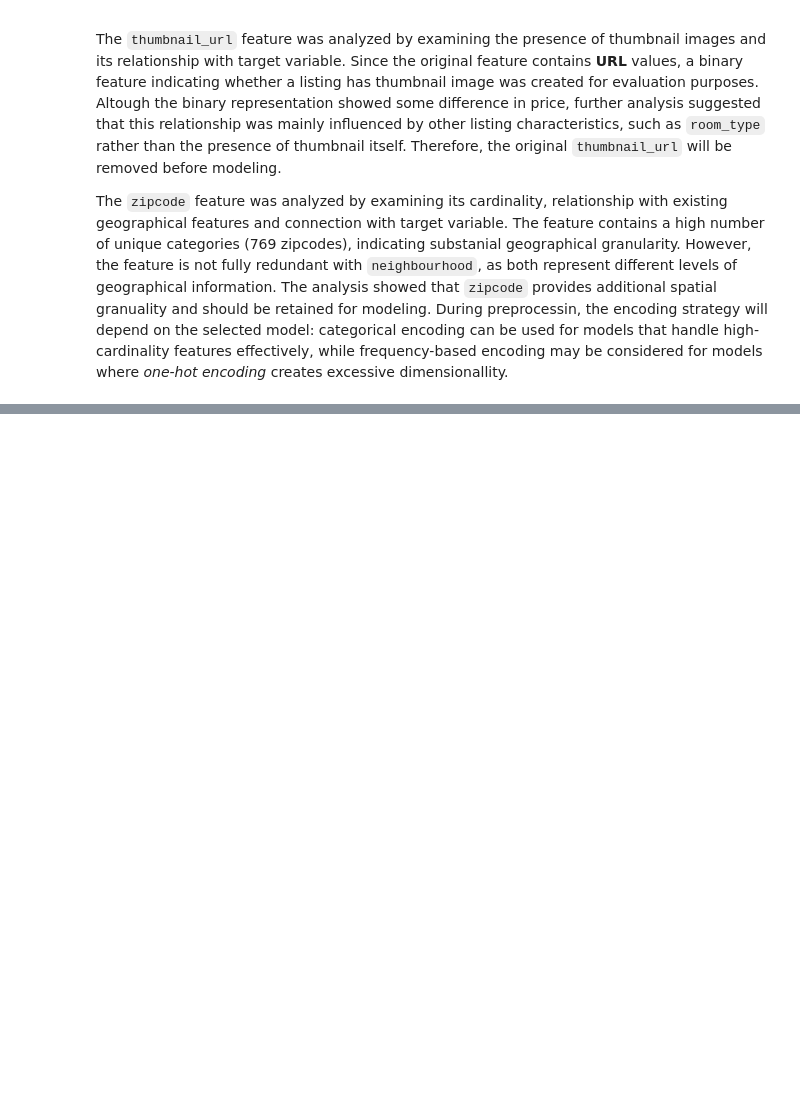
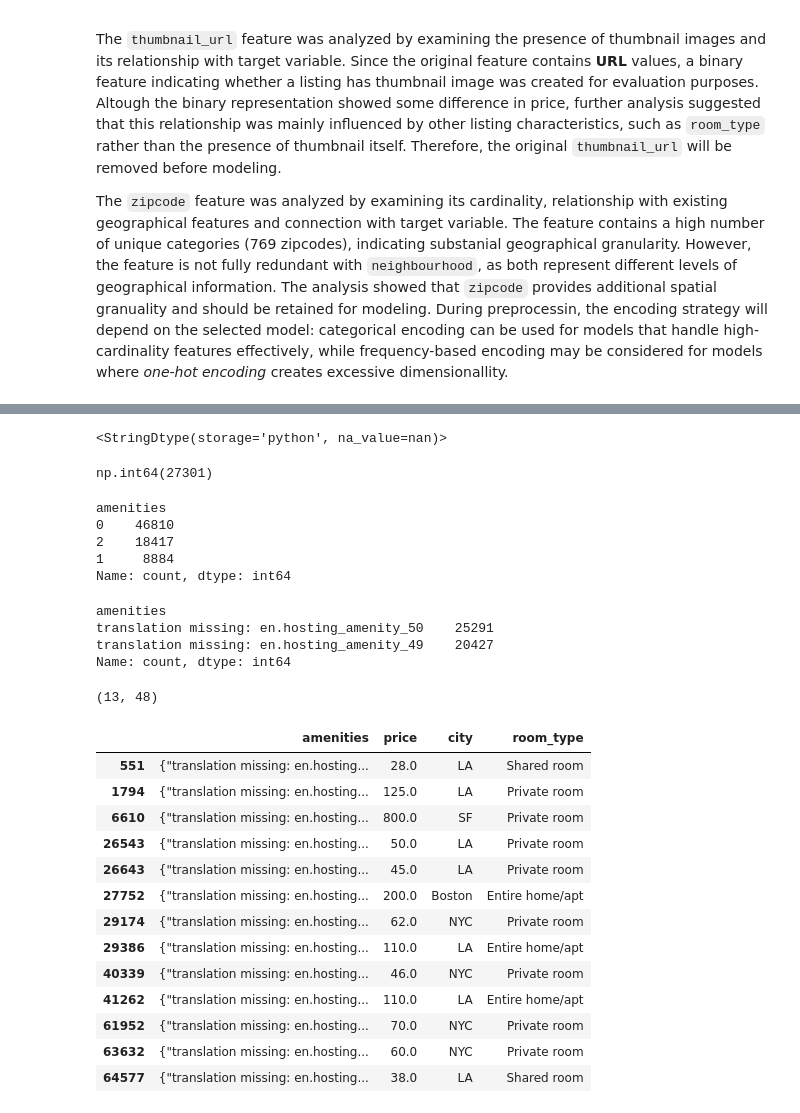
Before and after one commit to Car1LL/airbnb_prices_prediction, a Jupyter notebook: notebooks/00_EDA.ipynb, the cells around one changed output, grey strips where cells are left out. Saved outputs shown, nothing was run; the diff lists cells and outputs as text; code cells hidden in the pictures; blank space fills up the shorter version.

Commit message:
Amenities Analysis init

```diff
--- a/notebooks/00_EDA.ipynb
+++ b/notebooks/00_EDA.ipynb
@@ -2226,0 +2233,63 @@ The `zipcode` feature was analyzed by examining its cardinality, relationship wi
+# %%
+df['amenities'].dtype
+# %% [output]
+<StringDtype(storage='python', na_value=nan)>
+# %%
+df['amenities'].str.contains("translation missing").sum()
+# %% [output]
+np.int64(27301)
+# %%
+df['amenities'].str.count("translation missing").value_counts()
+# %% [output]
+amenities
+0    46810
+2    18417
+1     8884
+Name: count, dtype: int64
+# %%
+missing_values = df.loc[df['amenities'].str.contains("translation missing"), 'amenities'] \
+    .str.split(',') \
+    .explode() \
+    .str.strip()
+
+missing_values = missing_values.str.strip('"{}')
+missing_values[missing_values.str.contains("translation missing")].value_counts()
+# %% [output]
+amenities
+translation missing: en.hosting_amenity_50    25291
+translation missing: en.hosting_amenity_49    20427
+Name: count, dtype: int64
+# %%
+df[
+    df['amenities'].str.strip('{}" ') \
+    .isin([
+        'translation missing: en.hosting_amenity_49',
+        'translation missing: en.hosting_amenity_50'
+    ])
+].shape
+# %% [output]
+(13, 48)
+# %%
+df.loc[
+    df['amenities'].str.strip('{}" ')
+    .isin([
+        'translation missing: en.hosting_amenity_49',
+        'translation missing: en.hosting_amenity_50'
+    ]),
+    ['amenities', 'price', 'city', 'room_type']
+]
+# %% [output]
+|  | amenities | price | city | room_type |
+| 551 | {"translation missing: en.hosting... | 28.0 | LA | Shared room |
+| 1794 | {"translation missing: en.hosting... | 125.0 | LA | Private room |
+| 6610 | {"translation missing: en.hosting... | 800.0 | SF | Private room |
+| 26543 | {"translation missing: en.hosting... | 50.0 | LA | Private room |
+| 26643 | {"translation missing: en.hosting... | 45.0 | LA | Private room |
+| 27752 | {"translation missing: en.hosting... | 200.0 | Boston | Entire home/apt |
+| 29174 | {"translation missing: en.hosting... | 62.0 | NYC | Private room |
+| 29386 | {"translation missing: en.hosting... | 110.0 | LA | Entire home/apt |
+| 40339 | {"translation missing: en.hosting... | 46.0 | NYC | Private room |
+| 41262 | {"translation missing: en.hosting... | 110.0 | LA | Entire home/apt |
+| 61952 | {"translation missing: en.hosting... | 70.0 | NYC | Private room |
+| 63632 | {"translation missing: en.hosting... | 60.0 | NYC | Private room |
+| 64577 | {"translation missing: en.hosting... | 38.0 | LA | Shared room |
```
Also changed, not shown: parts of 10 cells of this notebook.
